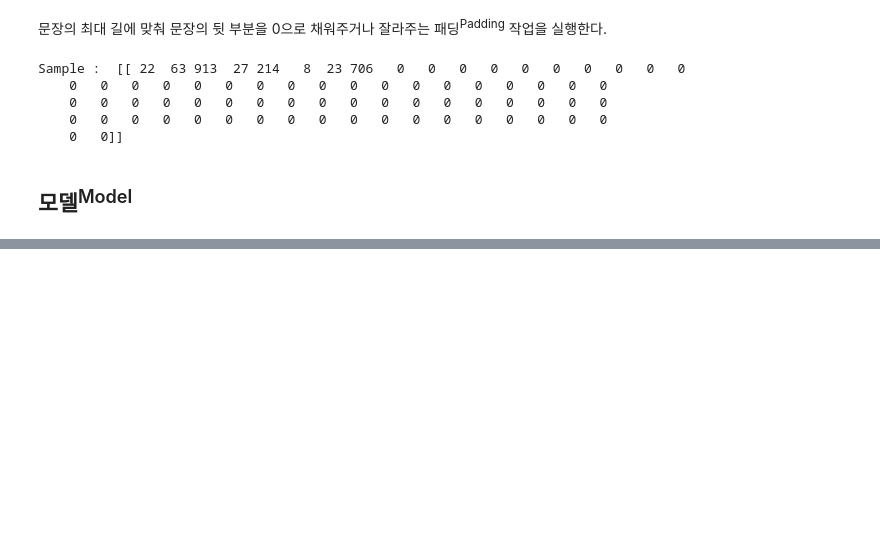
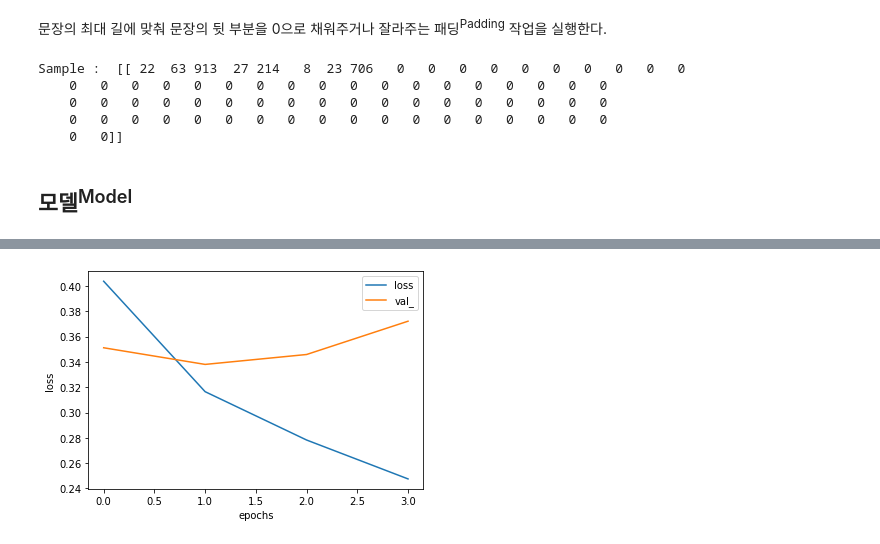
Before and after one commit to jaesseong/Dev_note, a Jupyter notebook: Machine_Learning/RNN/NLP.ipynb, the cells around one changed output, grey strips where cells are left out. Saved outputs shown, nothing was run; the diff lists cells and outputs as text; code cells hidden in the pictures; blank space fills up the shorter version.

```diff
--- a/Machine_Learning/RNN/NLP.ipynb
+++ b/Machine_Learning/RNN/NLP.ipynb
@@ -473,0 +514,4 @@ _________________________________________________________________
+# %%
+plot_graphs(history, 'loss')
+# %% [output]
+[figure, added]
```
Also changed, not shown: parts of 35 cells of this notebook, 1 other file.
